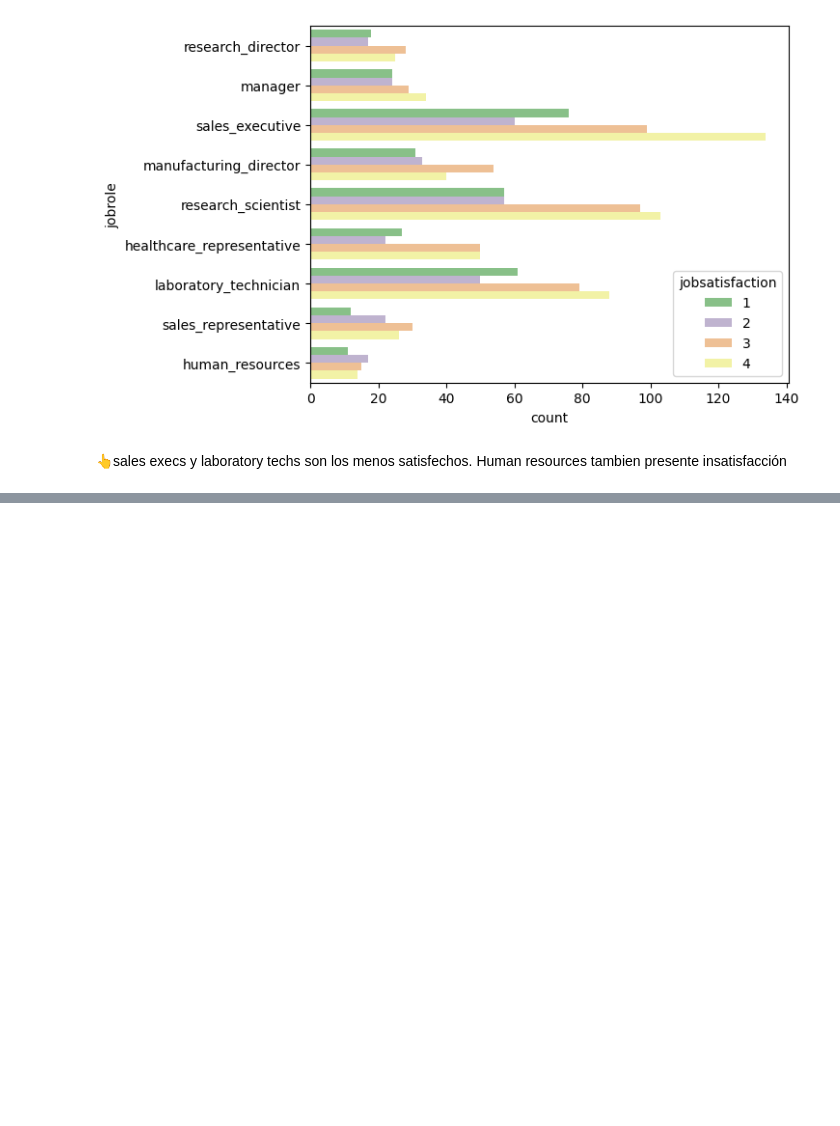
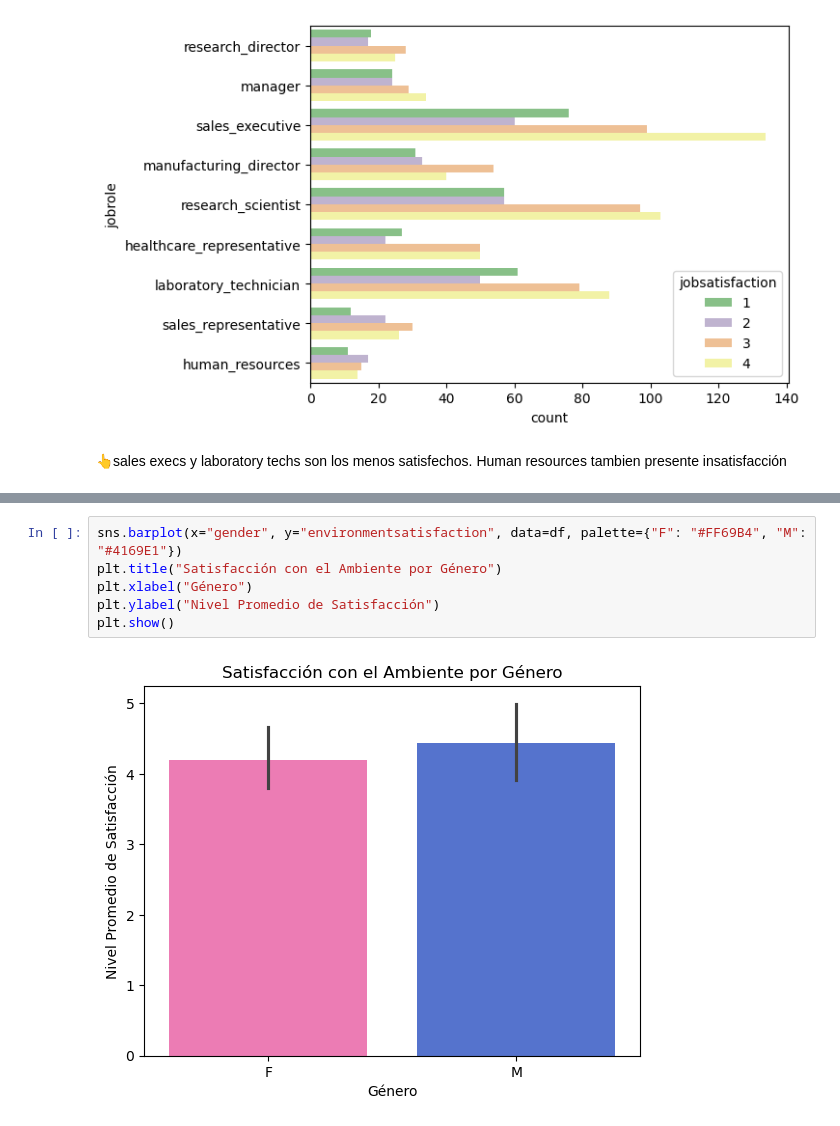
Before and after one commit to NuriaSalasVazquez/project-da-promo-49-modulo-3-team-4, a Jupyter notebook: EDA.ipynb, the cells around one changed output, grey strips where cells are left out. Saved outputs shown, nothing was run; the diff lists cells and outputs as text; blank space fills up the shorter version.

```diff
--- a/EDA.ipynb
+++ b/EDA.ipynb
@@ -827,0 +883,8 @@ sns.countplot(
+# %%
+sns.barplot(x="gender", y="environmentsatisfaction", data=df, palette={"F": "#FF69B4", "M": "#4169E1"})
+plt.title("Satisfacción con el Ambiente por Género")
+plt.xlabel("Género")
+plt.ylabel("Nivel Promedio de Satisfacción")
+plt.show()
+# %% [output]
+[figure, added]
```
Also changed, not shown: parts of 23 cells of this notebook.
